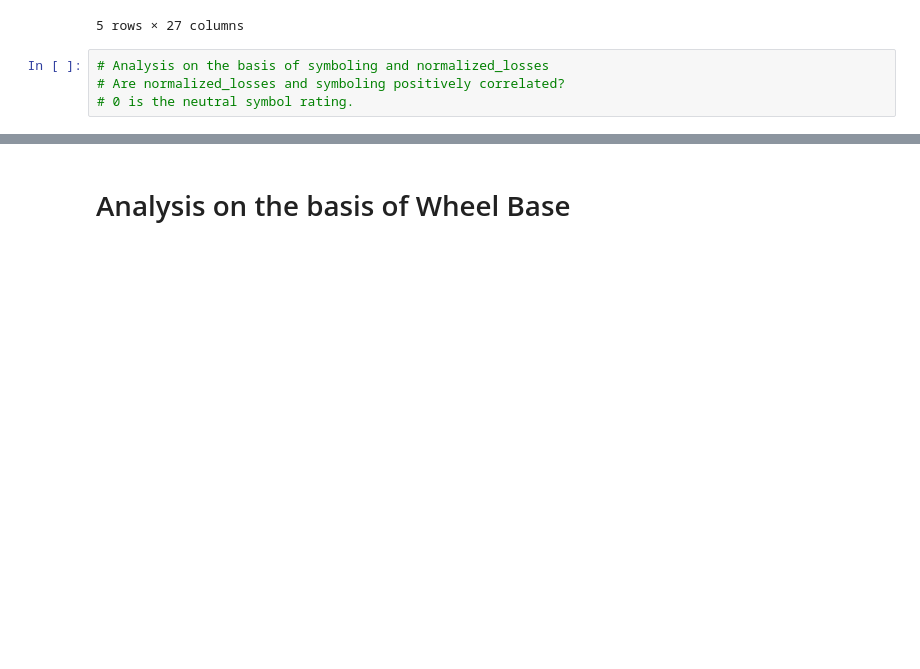
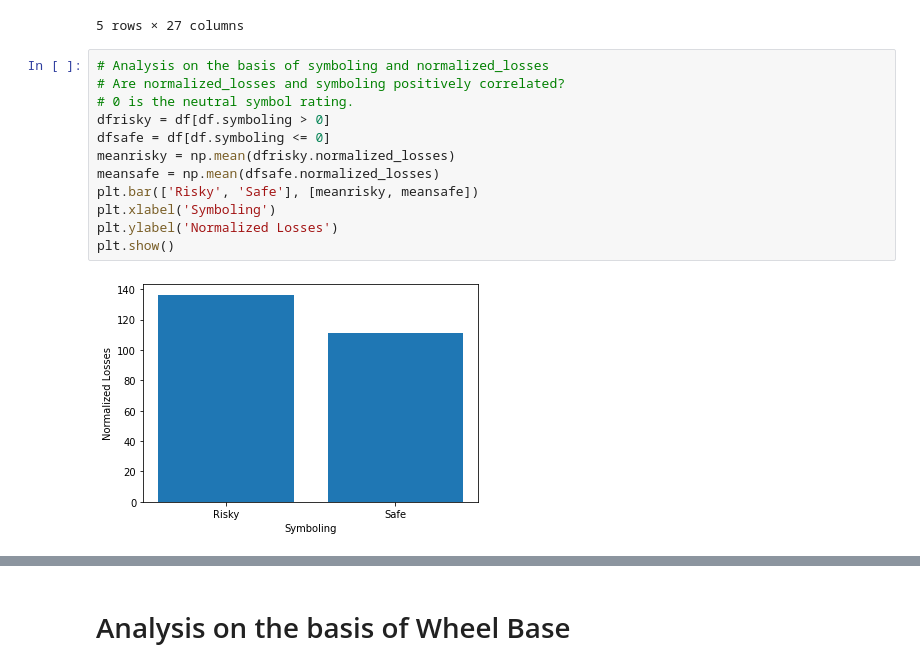
Before and after one commit to aryan-shrivastava09/HenryHarvinDSP, a Jupyter notebook: AutomobileAnalysis.ipynb, the cells around one changed output, grey strips where cells are left out. Cells and saved outputs as stored; diff of their text form; blank space fills up the shorter version.

```diff
--- a/AutomobileAnalysis.ipynb
+++ b/AutomobileAnalysis.ipynb
@@ -72,4 +73,14 @@ df.head()
 # %%
 # Analysis on the basis of symboling and normalized_losses
 # Are normalized_losses and symboling positively correlated?
 # 0 is the neutral symbol rating.
+dfrisky = df[df.symboling > 0]
+dfsafe = df[df.symboling <= 0]
+meanrisky = np.mean(dfrisky.normalized_losses)
+meansafe = np.mean(dfsafe.normalized_losses)
+plt.bar(['Risky', 'Safe'], [meanrisky, meansafe])
+plt.xlabel('Symboling')
+plt.ylabel('Normalized Losses')
+plt.show()
+# %% [output]
+[figure, added]
```
Also changed, not shown: parts of 14 cells of this notebook, 4 other files.
